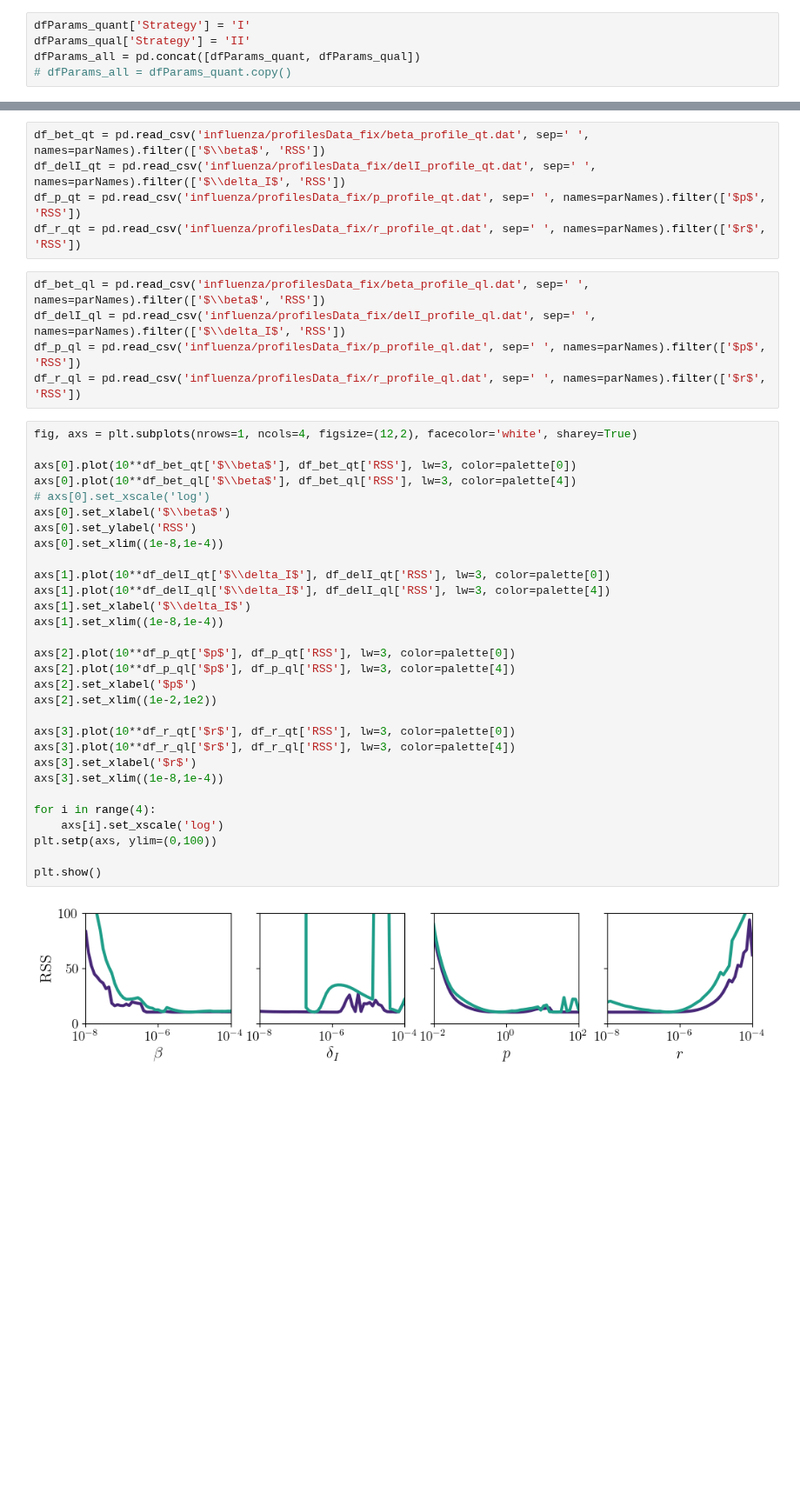
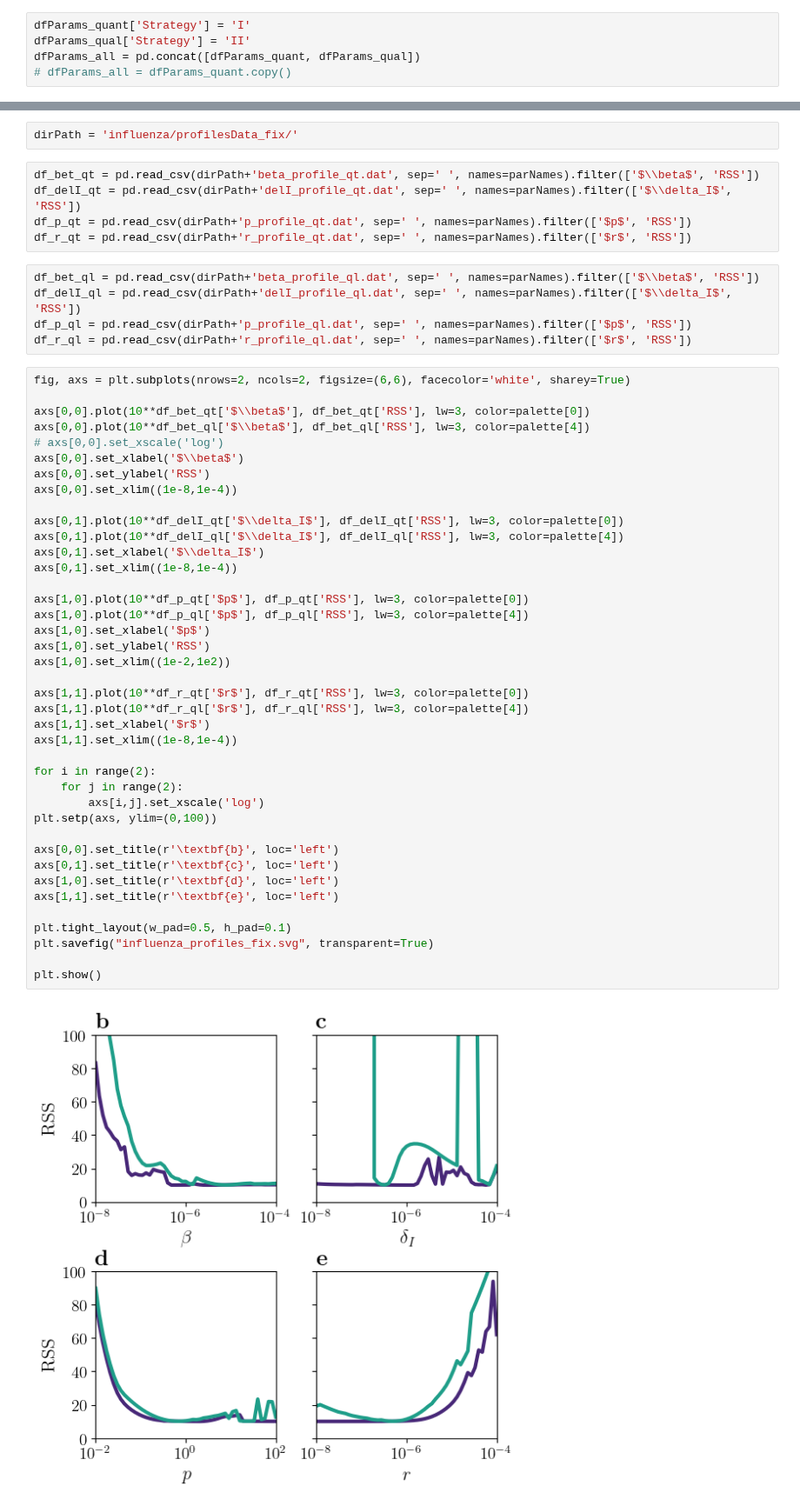
Before and after one commit to systemsmedicine/CrossLabFit, a Jupyter notebook: pyNotebooks/influenzaModel.ipynb, the cells around one changed output, grey strips where cells are left out. Shown at 87% size. Drawn from its saved outputs; the diff is of its cells as text; blank space fills up the shorter version.

```diff
--- a/pyNotebooks/influenzaModel.ipynb
+++ b/pyNotebooks/influenzaModel.ipynb
@@ -579,42 +521,54 @@ plt.show()
+# %%
+dirPath = 'influenza/profilesData_fix/'
 # %%
-df_bet_qt = pd.read_csv('influenza/profilesData_fix/beta_profile_qt.dat', sep=' ', names=parNames).filter(['$\\beta$', 'RSS'])
-df_delI_qt = pd.read_csv('influenza/profilesData_fix/delI_profile_qt.dat', sep=' ', names=parNames).filter(['$\\delta_I$', 'RSS'])
-df_p_qt = pd.read_csv('influenza/profilesData_fix/p_profile_qt.dat', sep=' ', names=parNames).filter(['$p$', 'RSS'])
-df_r_qt = pd.read_csv('influenza/profilesData_fix/r_profile_qt.dat', sep=' ', names=parNames).filter(['$r$', 'RSS'])
+df_bet_qt = pd.read_csv(dirPath+'beta_profile_qt.dat', sep=' ', names=parNames).filter(['$\\beta$', 'RSS'])
+df_delI_qt = pd.read_csv(dirPath+'delI_profile_qt.dat', sep=' ', names=parNames).filter(['$\\delta_I$', 'RSS'])
+df_p_qt = pd.read_csv(dirPath+'p_profile_qt.dat', sep=' ', names=parNames).filter(['$p$', 'RSS'])
+df_r_qt = pd.read_csv(dirPath+'r_profile_qt.dat', sep=' ', names=parNames).filter(['$r$', 'RSS'])
 # %%
-df_bet_ql = pd.read_csv('influenza/profilesData_fix/beta_profile_ql.dat', sep=' ', names=parNames).filter(['$\\beta$', 'RSS'])
-df_delI_ql = pd.read_csv('influenza/profilesData_fix/delI_profile_ql.dat', sep=' ', names=parNames).filter(['$\\delta_I$', 'RSS'])
-df_p_ql = pd.read_csv('influenza/profilesData_fix/p_profile_ql.dat', sep=' ', names=parNames).filter(['$p$', 'RSS'])
-df_r_ql = pd.read_csv('influenza/profilesData_fix/r_profile_ql.dat', sep=' ', names=parNames).filter(['$r$', 'RSS'])
+df_bet_ql = pd.read_csv(dirPath+'beta_profile_ql.dat', sep=' ', names=parNames).filter(['$\\beta$', 'RSS'])
+df_delI_ql = pd.read_csv(dirPath+'delI_profile_ql.dat', sep=' ', names=parNames).filter(['$\\delta_I$', 'RSS'])
+df_p_ql = pd.read_csv(dirPath+'p_profile_ql.dat', sep=' ', names=parNames).filter(['$p$', 'RSS'])
+df_r_ql = pd.read_csv(dirPath+'r_profile_ql.dat', sep=' ', names=parNames).filter(['$r$', 'RSS'])
 # %%
-fig, axs = plt.subplots(nrows=1, ncols=4, figsize=(12,2), facecolor='white', sharey=True)
+fig, axs = plt.subplots(nrows=2, ncols=2, figsize=(6,6), facecolor='white', sharey=True)
 
-axs[0].plot(10**df_bet_qt['$\\beta$'], df_bet_qt['RSS'], lw=3, color=palette[0])
-axs[0].plot(10**df_bet_ql['$\\beta$'], df_bet_ql['RSS'], lw=3, color=palette[4])
-# axs[0].set_xscale('log')
-axs[0].set_xlabel('$\\beta$')
-axs[0].set_ylabel('RSS')
-axs[0].set_xlim((1e-8,1e-4))
+axs[0,0].plot(10**df_bet_qt['$\\beta$'], df_bet_qt['RSS'], lw=3, color=palette[0])
+axs[0,0].plot(10**df_bet_ql['$\\beta$'], df_bet_ql['RSS'], lw=3, color=palette[4])
+# axs[0,0].set_xscale('log')
+axs[0,0].set_xlabel('$\\beta$')
+axs[0,0].set_ylabel('RSS')
+axs[0,0].set_xlim((1e-8,1e-4))
 
-axs[1].plot(10**df_delI_qt['$\\delta_I$'], df_delI_qt['RSS'], lw=3, color=palette[0])
-axs[1].plot(10**df_delI_ql['$\\delta_I$'], df_delI_ql['RSS'], lw=3, color=palette[4])
-axs[1].set_xlabel('$\\delta_I$')
-axs[1].set_xlim((1e-8,1e-4))
+axs[0,1].plot(10**df_delI_qt['$\\delta_I$'], df_delI_qt['RSS'], lw=3, color=palette[0])
+axs[0,1].plot(10**df_delI_ql['$\\delta_I$'], df_delI_ql['RSS'], lw=3, color=palette[4])
+axs[0,1].set_xlabel('$\\delta_I$')
+axs[0,1].set_xlim((1e-8,1e-4))
 
-axs[2].plot(10**df_p_qt['$p$'], df_p_qt['RSS'], lw=3, color=palette[0])
-axs[2].plot(10**df_p_ql['$p$'], df_p_ql['RSS'], lw=3, color=palette[4])
-axs[2].set_xlabel('$p$')
-axs[2].set_xlim((1e-2,1e2))
+axs[1,0].plot(10**df_p_qt['$p$'], df_p_qt['RSS'], lw=3, color=palette[0])
+axs[1,0].plot(10**df_p_ql['$p$'], df_p_ql['RSS'], lw=3, color=palette[4])
+axs[1,0].set_xlabel('$p$')
+axs[1,0].set_ylabel('RSS')
+axs[1,0].set_xlim((1e-2,1e2))
 
-axs[3].plot(10**df_r_qt['$r$'], df_r_qt['RSS'], lw=3, color=palette[0])
-axs[3].plot(10**df_r_ql['$r$'], df_r_ql['RSS'], lw=3, color=palette[4])
-axs[3].set_xlabel('$r$')
-axs[3].set_xlim((1e-8,1e-4))
+axs[1,1].plot(10**df_r_qt['$r$'], df_r_qt['RSS'], lw=3, color=palette[0])
+axs[1,1].plot(10**df_r_ql['$r$'], df_r_ql['RSS'], lw=3, color=palette[4])
+axs[1,1].set_xlabel('$r$')
+axs[1,1].set_xlim((1e-8,1e-4))
 
-for i in range(4):
-    axs[i].set_xscale('log')
+for i in range(2):
+    for j in range(2):
+        axs[i,j].set_xscale('log')
 plt.setp(axs, ylim=(0,100))
 
+axs[0,0].set_title(r'\textbf{b}', loc='left')
+axs[0,1].set_title(r'\textbf{c}', loc='left')
+axs[1,0].set_title(r'\textbf{d}', loc='left')
+axs[1,1].set_title(r'\textbf{e}', loc='left')
+
+plt.tight_layout(w_pad=0.5, h_pad=0.1)
+plt.savefig("influenza_profiles_fix.svg", transparent=True)
+
 plt.show()
 # %% [output]
-[figure, old version]
+[figure, new version]
```
Also changed, not shown: parts of 7 cells of this notebook, 7 other files.
